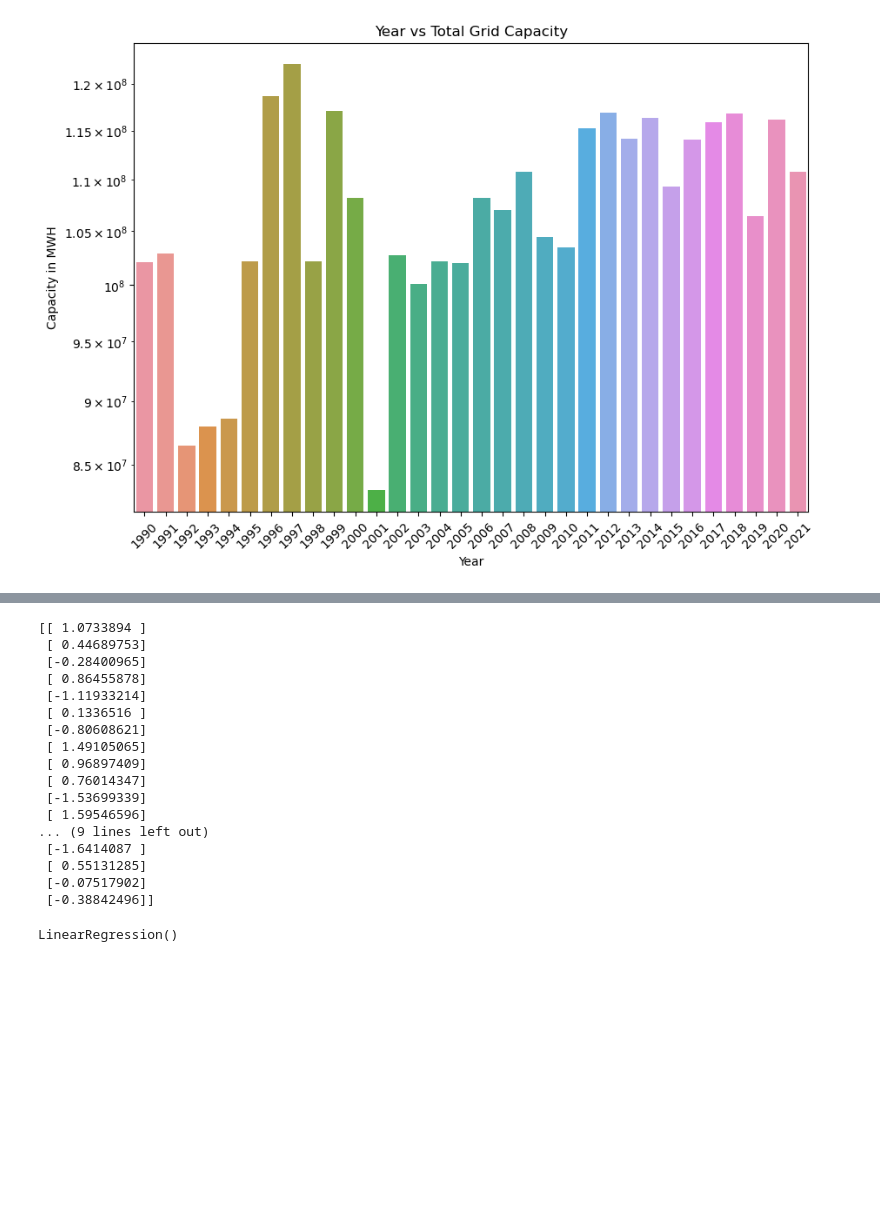
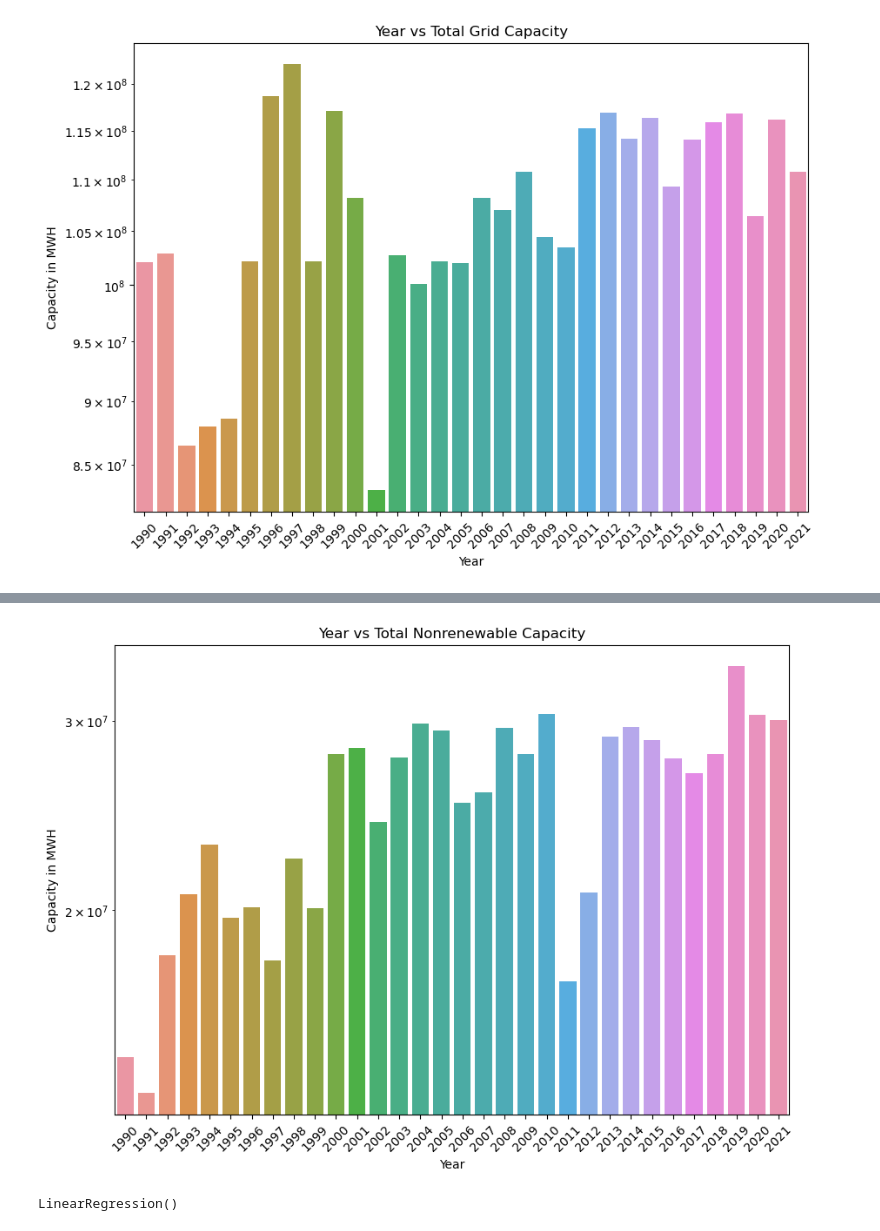
Before and after one commit to DavidN0809/ECGR-4105, a Jupyter notebook: Final Project/EV_Prediction_Grid_Stability.ipynb, the cells around one changed output, grey strips where cells are left out. Drawn from its saved outputs; the diff is of its cells as text; code cells hidden in the pictures; blank space fills up the shorter version.

```diff
--- a/Final Project/EV_Prediction_Grid_Stability.ipynb
+++ b/Final Project/EV_Prediction_Grid_Stability.ipynb
@@ -134,3 +155,14 @@ plt.show()
+# %%
+fig=plt.figure(figsize = (10, 7))
+bp = sns.barplot(y="Total", x = 'Year',data=nrdfy)
+bp.set_yscale("log")
+plt.title('Year vs Total Nonrenewable Capacity')
+plt.xlabel('Year')
+plt.ylabel('Capacity in MWH')
+plt.xticks(rotation=45)
+plt.show()
+# %% [output]
+[figure, added]
 # %%
 X=x
 
@@ -146,27 +182,9 @@ X_norm = min_max_scaler.transform(X)
 # %%
 from sklearn.preprocessing import StandardScaler
 sc_x = StandardScaler()
+
 xtrain = sc_x.fit_transform(X_train)
 xtest = sc_x.transform(X_test)
-print (xtrain)
-# %% [output]
-[[ 1.0733894 ]
- [ 0.44689753]
- [-0.28400965]
- [ 0.86455878]
- [-1.11933214]
- [ 0.1336516 ]
- [-0.80608621]
- [ 1.49105065]
- [ 0.96897409]
- [ 0.76014347]
- [-1.53699339]
- [ 1.59546596]
-... (9 lines left out)
- [-1.6414087 ]
- [ 0.55131285]
- [-0.07517902]
- [-0.38842496]]
 # %%
 #from sklearn.linear_model import LogisticRegression
 #classifier = LogisticRegression(random_state = 0)
```
Also changed, not shown: parts of 27 cells of this notebook, 2 other files.
